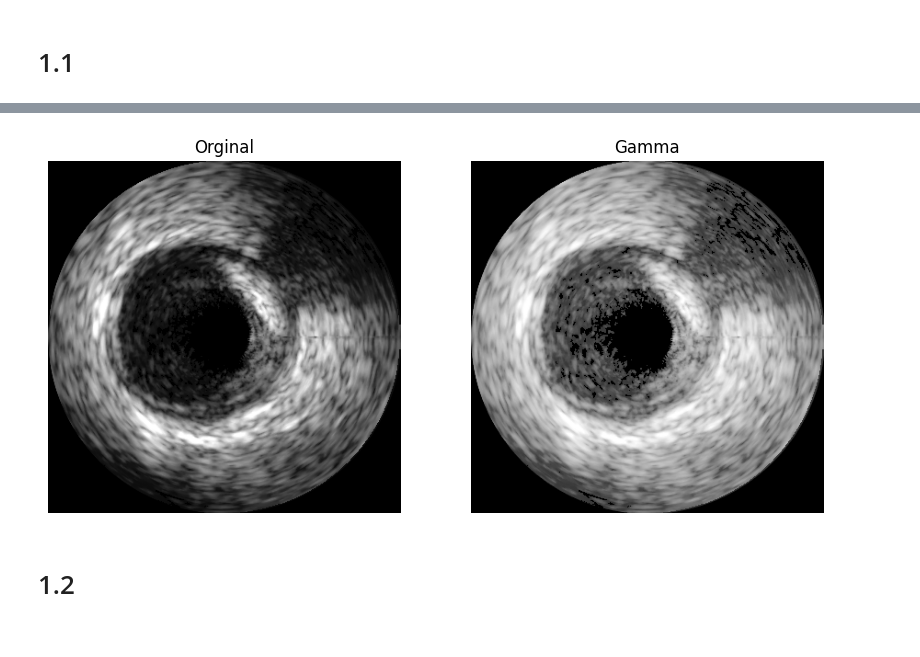
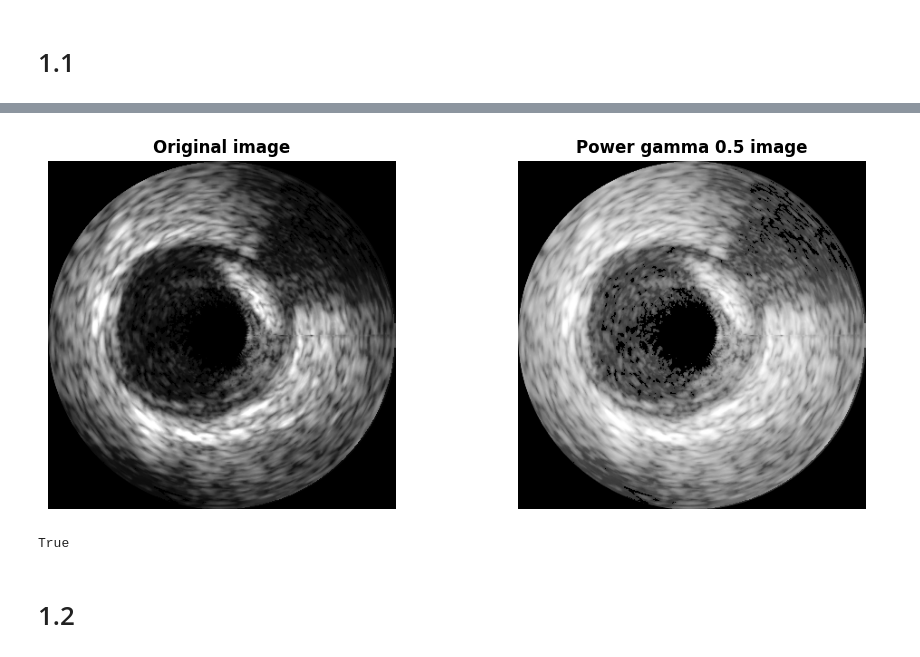
Before and after one commit to 3chammmpppthichanon/University, a Jupyter notebook: COS3401(1-86)/Assignment/assignment1.ipynb, the cells around one changed output, grey strips where cells are left out. Cells and saved outputs as stored; diff of their text form; code cells hidden in the pictures.

```diff
--- a/COS3401(1-86)/Assignment/assignment1.ipynb
+++ b/COS3401(1-86)/Assignment/assignment1.ipynb
@@ -19,7 +19,12 @@ plt_image(gamma_image, gray=True)
 # %%
-show_plots(img, gamma_image, title1='Orginal', title2='Gamma')
+show_images_plt(img, gamma_image, titles=['Original image', 'Power gamma 0.5 image'])
 # %% [output]
-[figure, old version]
+[figure, new version]
+# %%
+muls1 = cv2.hconcat([img, gamma_image])
+cv2.imwrite('./images/outs/assignment1/frame_ivus_ass1.png', muls1)
+# %% [output]
+True
 # %% [markdown]
 <a id='sec-1-2'></a>
 # 1.2
```
Also changed, not shown: parts of 15 cells of this notebook, 26 other files.
